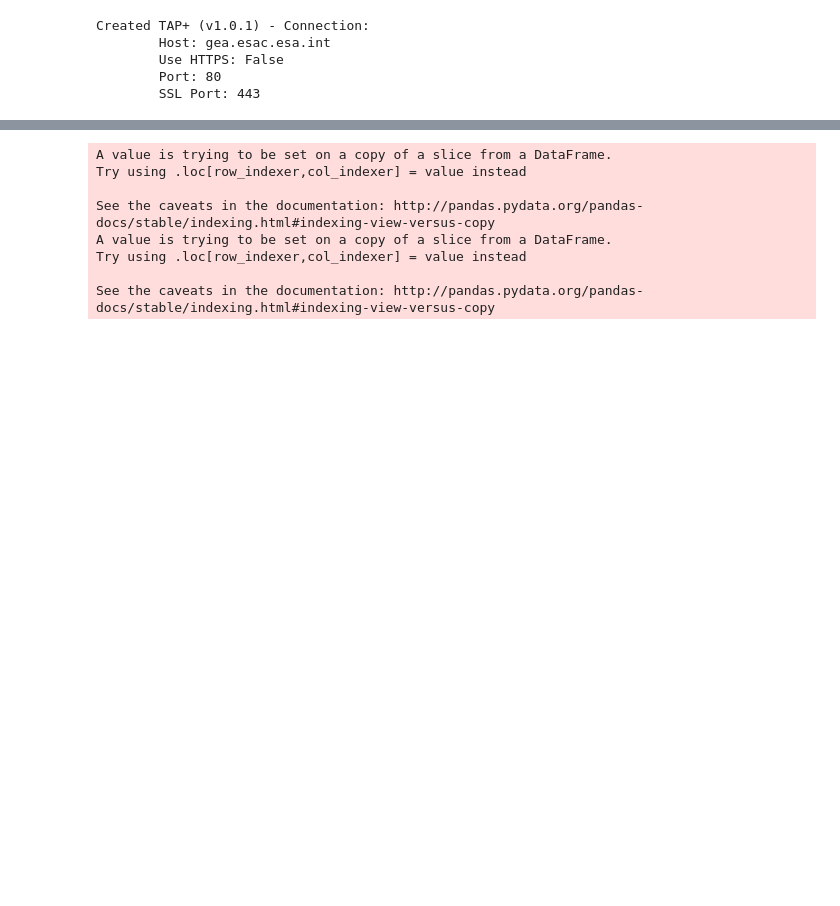
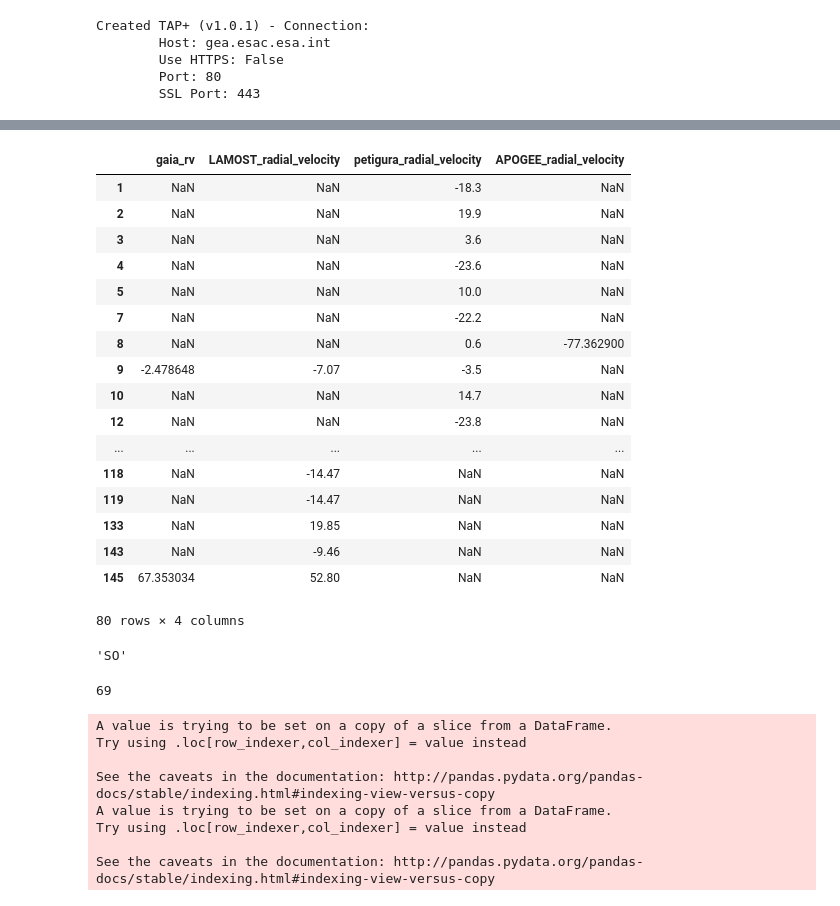
Before and after one commit to jacobhhamer/USP_Project, a Jupyter notebook: USP_Destruction_Paper.ipynb, the cells around one changed output, grey strips where cells are left out. Drawn from its saved outputs; the diff is of its cells as text; code cells hidden in the pictures; blank space fills up the shorter version.

```diff
--- a/USP_Destruction_Paper.ipynb
+++ b/USP_Destruction_Paper.ipynb
@@ -1034,6 +1122,33 @@ contaminants
 # %%
-multirv=(~sousps.gaia_rv.isnull()&~sousps.LAMOST_radial_velocity.isnull())&~sousps.petigura_radial_velocity.isnull()
-sousps.loc[multirv, ['gaia_rv','LAMOST_radial_velocity','petigura_radial_velocity']]
+multirv=(~sousps.APOGEE_radial_velocity.isnull()|~sousps.LAMOST_radial_velocity.isnull())|~sousps.petigura_radial_velocity.isnull()
+sousps.loc[multirv, ['gaia_rv','LAMOST_radial_velocity','petigura_radial_velocity', 'APOGEE_radial_velocity']]
+# %% [output]
+|  | gaia_rv | LAMOST_radial_velocity | petigura_radial_velocity | APOGEE_radial_velocity |
+| 1 | NaN | NaN | -18.3 | NaN |
+| 2 | NaN | NaN | 19.9 | NaN |
+| 3 | NaN | NaN | 3.6 | NaN |
+| 4 | NaN | NaN | -23.6 | NaN |
+| 5 | NaN | NaN | 10.0 | NaN |
+| 7 | NaN | NaN | -22.2 | NaN |
+| 8 | NaN | NaN | 0.6 | -77.362900 |
+| 9 | -2.478648 | -7.07 | -3.5 | NaN |
+| 10 | NaN | NaN | 14.7 | NaN |
+| 12 | NaN | NaN | -23.8 | NaN |
+| ... | ... | ... | ... | ... |
+| 118 | NaN | -14.47 | NaN | NaN |
+| 119 | NaN | -14.47 | NaN | NaN |
+| 133 | NaN | 19.85 | NaN | NaN |
+| 143 | NaN | -9.46 | NaN | NaN |
+| 145 | 67.353034 | 52.80 | NaN | NaN |
+80 rows × 4 columns
+# %%
+sousps.source.values[0]
+# %% [output]
+'SO'
+# %%
+len(sousps.loc[(sousps.source=='SO')&~sousps.radial_velocity.isnull()])
+# %% [output]
+69
 # %%
 so_usps_ms=keep_nongiants(unique_sousps, delta_M_G0_cut=1.)
 dr25_usps_ms=keep_nongiants(unique_dr25usps, delta_M_G0_cut=1.)
```
Also changed, not shown: parts of 23 cells of this notebook, 4 other files.
